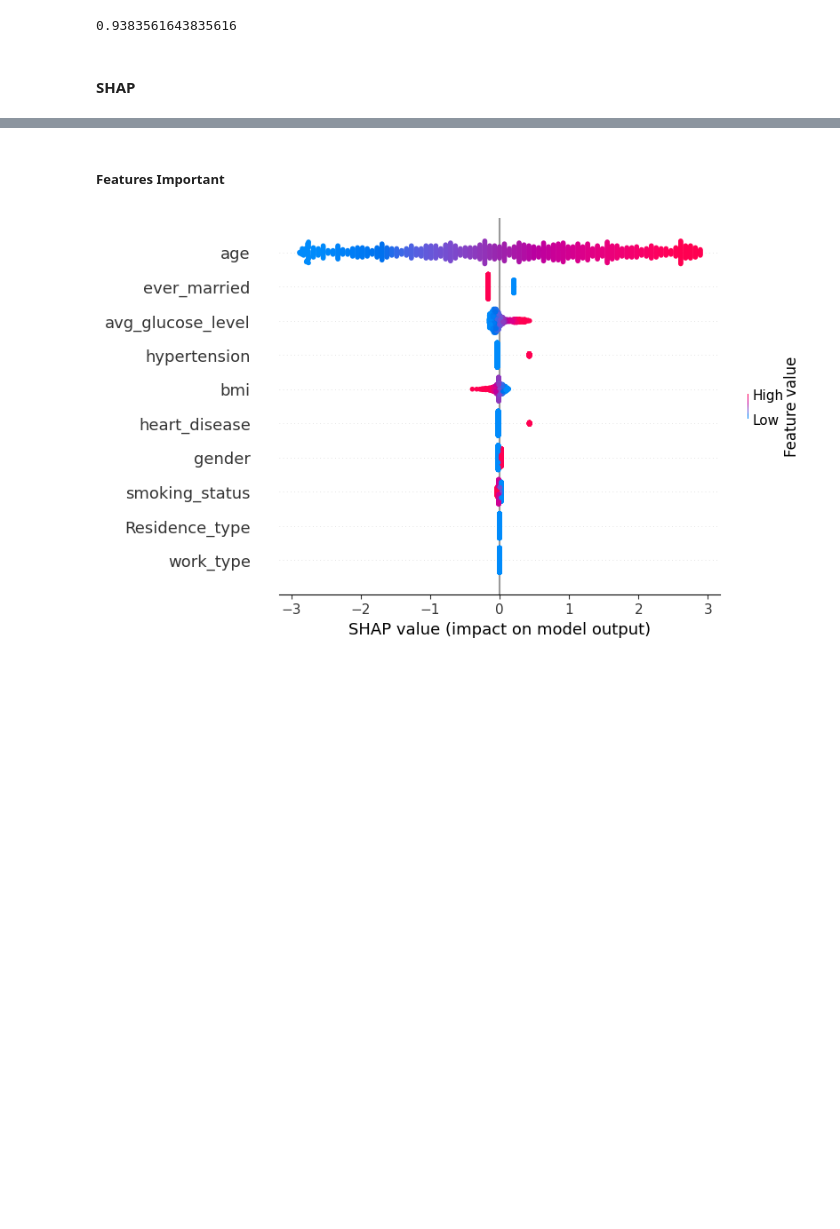
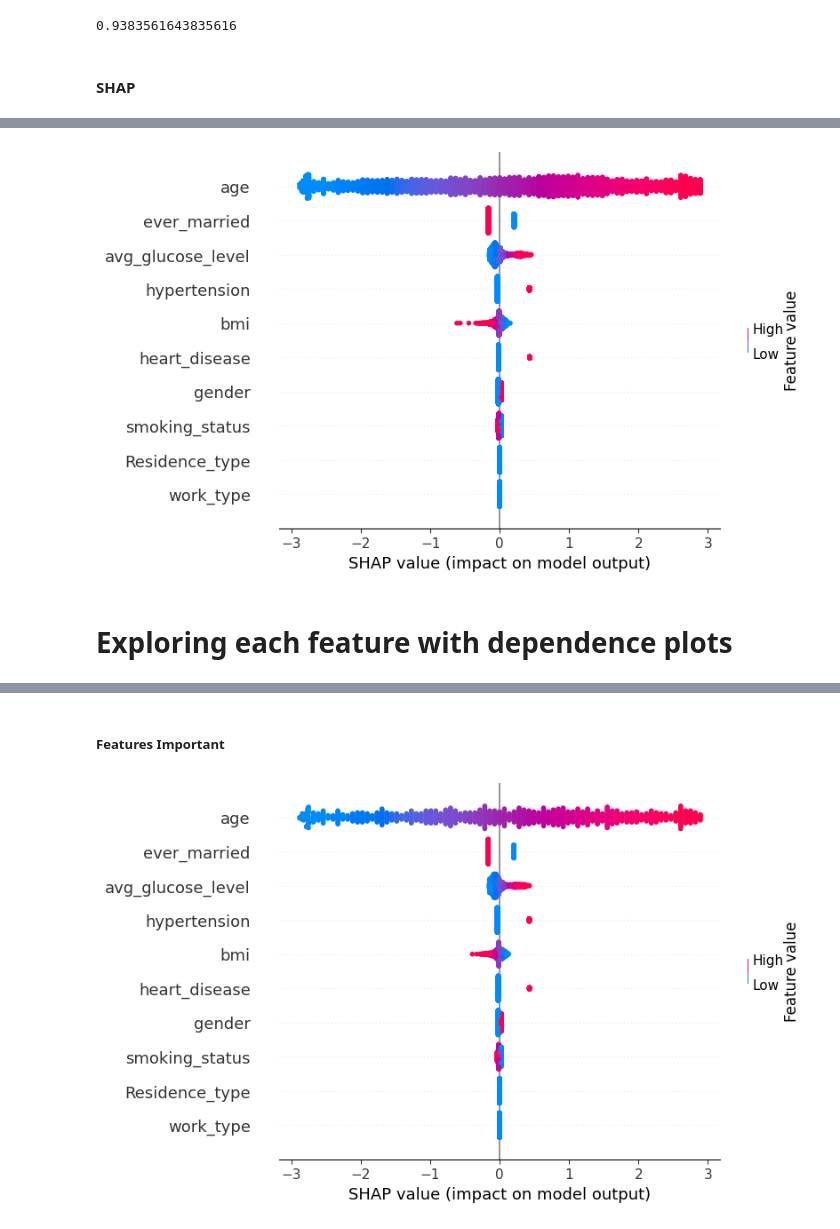
Before and after one commit to NLPXAI/Twitter-Altmetrics-Sentiments-Analysis, a Jupyter notebook: src/Shap Code Incorporate/Tabular Thesis Health Strokes .ipynb, the cells around one changed output, grey strips where cells are left out. Saved outputs shown, nothing was run; the diff lists cells and outputs as text; code cells hidden in the pictures; blank space fills up the shorter version.

```diff
--- a/src/Shap Code Incorporate/Tabular Thesis Health Strokes .ipynb
+++ b/src/Shap Code Incorporate/Tabular Thesis Health Strokes .ipynb
@@ -252,0 +382,6 @@ The feature_perturbation option is now deprecated in favor of using the appropri
+# %%
+shap.summary_plot(shap_values, X_train, feature_names=X_train.columns)
+# %% [output]
+[figure, added]
+# %% [markdown]
+# Exploring each feature with dependence plots
```
Also changed, not shown: parts of 17 cells of this notebook, 9 other files.
